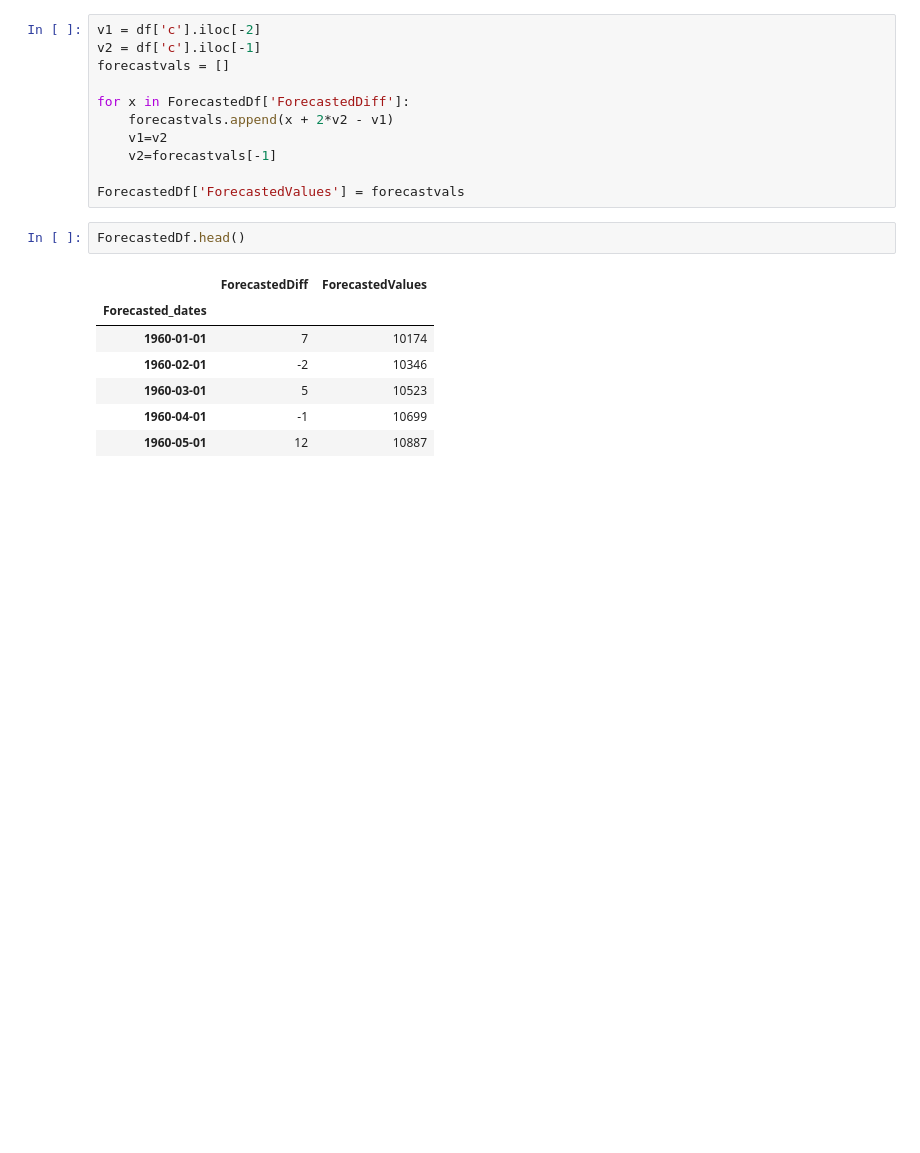
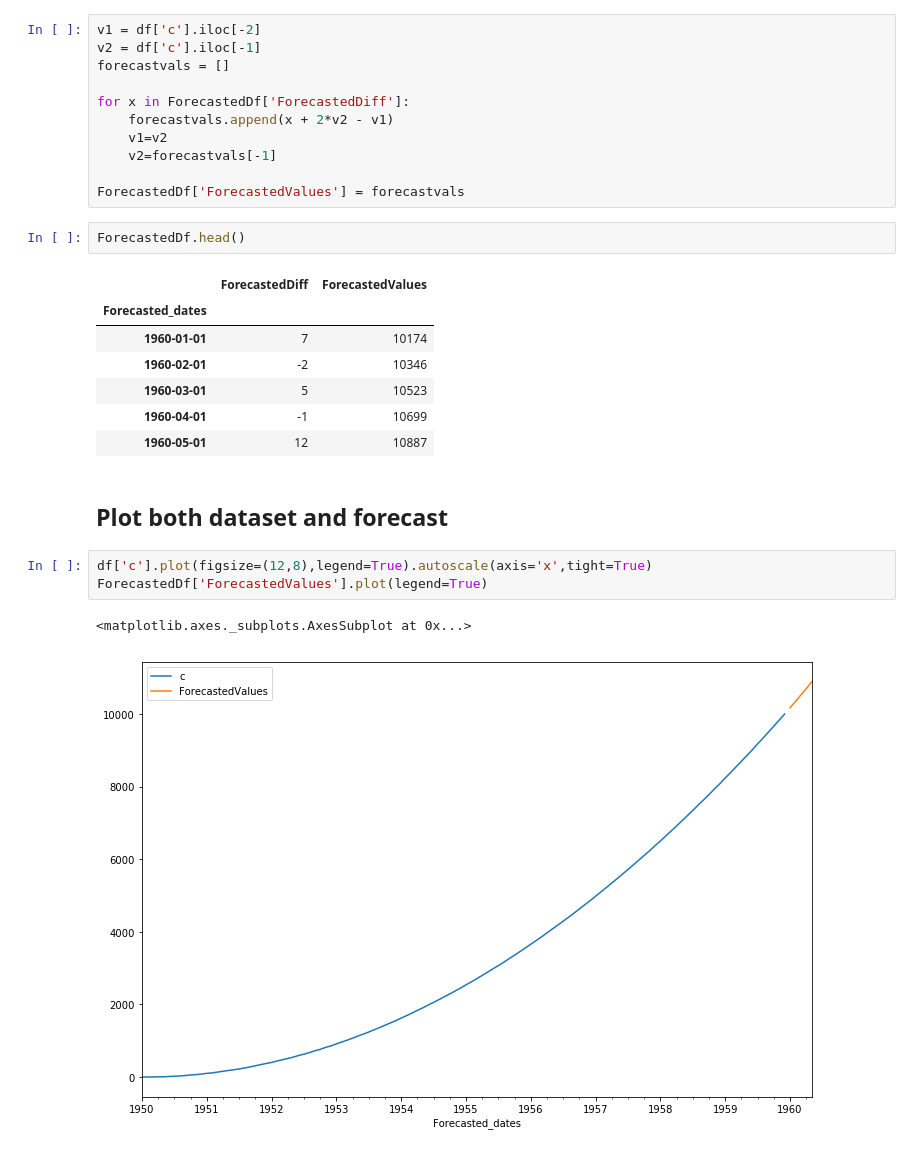
Before and after one commit to MichalisHadjiandreou/TimeSeriesAnalysis, a Jupyter notebook: GeneralForecastingModels/HoltWinters.ipynb, the cells around one changed output. Drawn from its saved outputs; the diff is of its cells as text; blank space fills up the shorter version.

Commit message:
Added forecasting from 2nd order diff

```diff
--- a/GeneralForecastingModels/HoltWinters.ipynb
+++ b/GeneralForecastingModels/HoltWinters.ipynb
@@ -439,3 +439,11 @@ ForecastedDf.head()
 | 1960-03-01 | 5 | 10523 |
 | 1960-04-01 | -1 | 10699 |
 | 1960-05-01 | 12 | 10887 |
+# %% [markdown]
+## Plot both dataset and forecast
+# %%
+df['c'].plot(figsize=(12,8),legend=True).autoscale(axis='x',tight=True)
+ForecastedDf['ForecastedValues'].plot(legend=True)
+# %% [output]
+<matplotlib.axes._subplots.AxesSubplot at 0x...>
+[figure, added]
```
Also changed, not shown: parts of 4 cells of this notebook.
